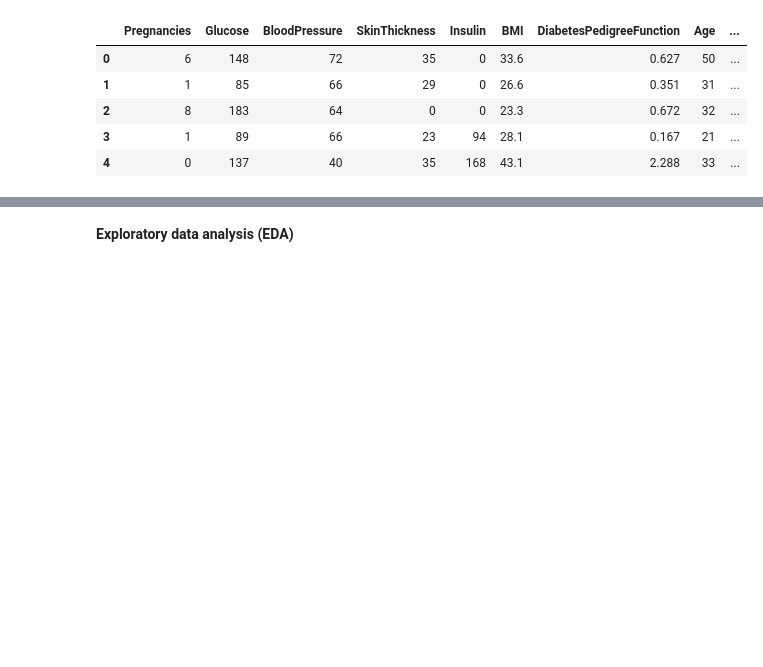
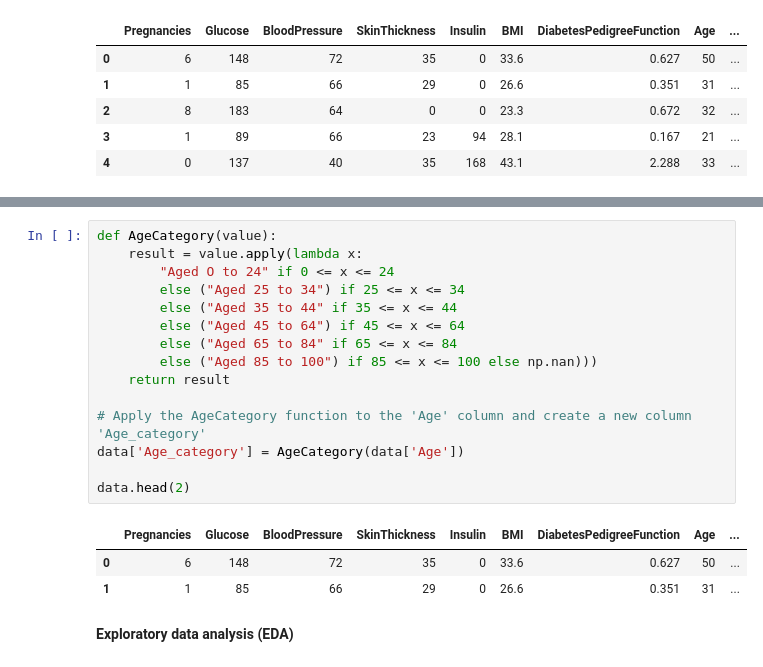
Before and after one commit to Jheykay/Diabetes-Prediction, a Jupyter notebook: Diabetes_Prediction.ipynb, the cells around one changed output, grey strips where cells are left out. Drawn from its saved outputs; the diff is of its cells as text; blank space fills up the shorter version.

```diff
--- a/Diabetes_Prediction.ipynb
+++ b/Diabetes_Prediction.ipynb
@@ -85,3 +108,22 @@ data.head()
+# %%
+def AgeCategory(value):
+    result = value.apply(lambda x:
+        "Aged O to 24" if 0 <= x <= 24
+        else ("Aged 25 to 34") if 25 <= x <= 34
+        else ("Aged 35 to 44" if 35 <= x <= 44
+        else ("Aged 45 to 64") if 45 <= x <= 64
+        else ("Aged 65 to 84" if 65 <= x <= 84
+        else ("Aged 85 to 100") if 85 <= x <= 100 else np.nan)))
+    return result
+
+# Apply the AgeCategory function to the 'Age' column and create a new column 'Age_category'
+data['Age_category'] = AgeCategory(data['Age'])
+
+data.head(2)
+# %% [output]
+|  | Pregnancies | Glucose | BloodPressure | SkinThickness | Insulin | BMI | DiabetesPedigreeFunction | Age | ... |
+| 0 | 6 | 148 | 72 | 35 | 0 | 33.6 | 0.627 | 50 | ... |
+| 1 | 1 | 85 | 66 | 29 | 0 | 26.6 | 0.351 | 31 | ... |
 # %% [markdown]
 **Exploratory data analysis (EDA)**
 # %% [markdown]
```
Also changed, not shown: parts of 3 cells of this notebook.
